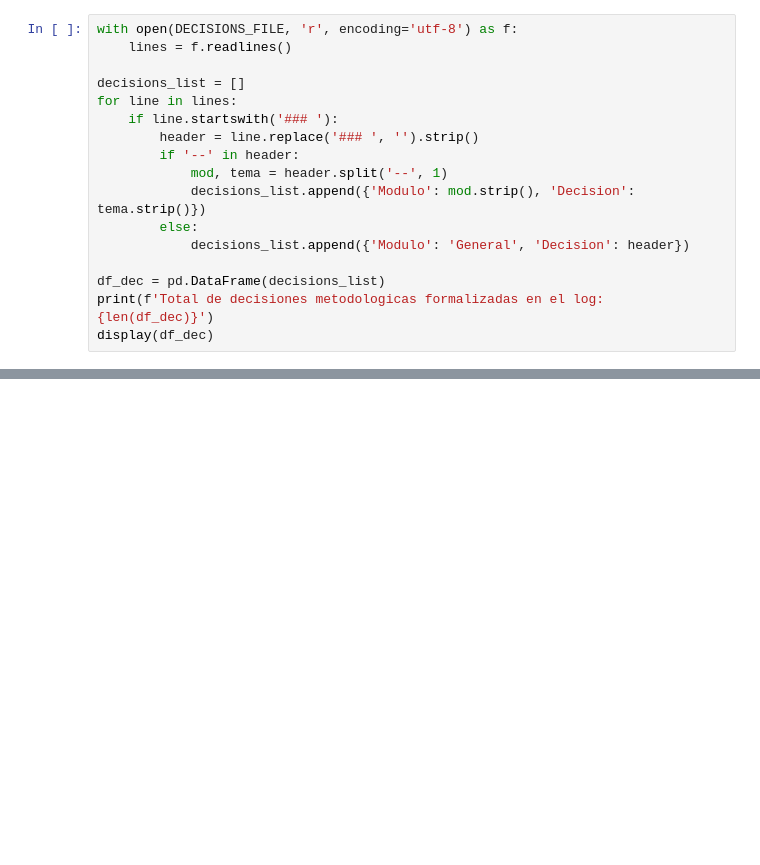
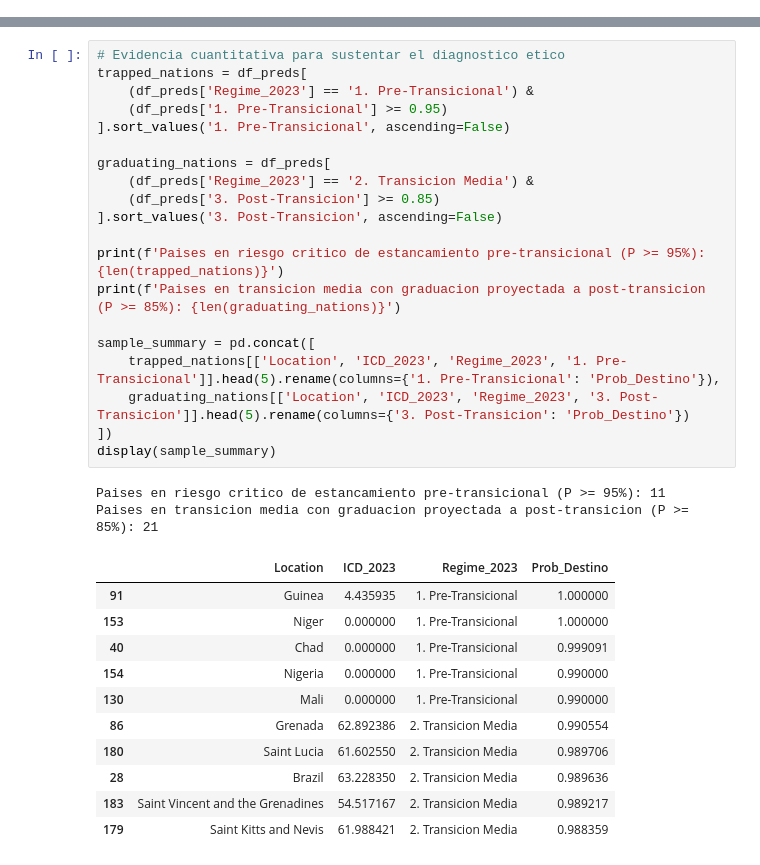
Before and after one commit to kevgonz-jpg/ASA-DataQuest, a Jupyter notebook: notebooks/07_ethics_and_report.ipynb, the cells around one changed output, grey strips where cells are left out. Cells and saved outputs as stored; diff of their text form; blank space fills up the shorter version.

```diff
--- a/notebooks/07_ethics_and_report.ipynb
+++ b/notebooks/07_ethics_and_report.ipynb
@@ -109,17 +125,0 @@ Se lee programaticamente el archivo `decisions/decision_log.md` para extraer y s
-# %%
-with open(DECISIONS_FILE, 'r', encoding='utf-8') as f:
-    lines = f.readlines()
-
-decisions_list = []
-for line in lines:
-    if line.startswith('### '):
-        header = line.replace('### ', '').strip()
-        if '--' in header:
-            mod, tema = header.split('--', 1)
-            decisions_list.append({'Modulo': mod.strip(), 'Decision': tema.strip()})
-        else:
-            decisions_list.append({'Modulo': 'General', 'Decision': header})
-
-df_dec = pd.DataFrame(decisions_list)
-print(f'Total de decisiones metodologicas formalizadas en el log: {len(df_dec)}')
-display(df_dec)
@@ -144,0 +190,34 @@ Total de decisiones metodologicas formalizadas en el log: 18
+# %%
+# Evidencia cuantitativa para sustentar el diagnostico etico
+trapped_nations = df_preds[
+    (df_preds['Regime_2023'] == '1. Pre-Transicional') &
+    (df_preds['1. Pre-Transicional'] >= 0.95)
+].sort_values('1. Pre-Transicional', ascending=False)
+
+graduating_nations = df_preds[
+    (df_preds['Regime_2023'] == '2. Transicion Media') &
+    (df_preds['3. Post-Transicion'] >= 0.85)
+].sort_values('3. Post-Transicion', ascending=False)
+
+print(f'Paises en riesgo critico de estancamiento pre-transicional (P >= 95%): {len(trapped_nations)}')
+print(f'Paises en transicion media con graduacion proyectada a post-transicion (P >= 85%): {len(graduating_nations)}')
+
+sample_summary = pd.concat([
+    trapped_nations[['Location', 'ICD_2023', 'Regime_2023', '1. Pre-Transicional']].head(5).rename(columns={'1. Pre-Transicional': 'Prob_Destino'}),
+    graduating_nations[['Location', 'ICD_2023', 'Regime_2023', '3. Post-Transicion']].head(5).rename(columns={'3. Post-Transicion': 'Prob_Destino'})
+])
+display(sample_summary)
+# %% [output]
+Paises en riesgo critico de estancamiento pre-transicional (P >= 95%): 11
+Paises en transicion media con graduacion proyectada a post-transicion (P >= 85%): 21
+|  | Location | ICD_2023 | Regime_2023 | Prob_Destino |
+| 91 | Guinea | 4.435935 | 1. Pre-Transicional | 1.000000 |
+| 153 | Niger | 0.000000 | 1. Pre-Transicional | 1.000000 |
+| 40 | Chad | 0.000000 | 1. Pre-Transicional | 0.999091 |
+| 154 | Nigeria | 0.000000 | 1. Pre-Transicional | 0.990000 |
+| 130 | Mali | 0.000000 | 1. Pre-Transicional | 0.990000 |
+| 86 | Grenada | 62.892386 | 2. Transicion Media | 0.990554 |
+| 180 | Saint Lucia | 61.602550 | 2. Transicion Media | 0.989706 |
+| 28 | Brazil | 63.228350 | 2. Transicion Media | 0.989636 |
+| 183 | Saint Vincent and the Grenadines | 54.517167 | 2. Transicion Media | 0.989217 |
+| 179 | Saint Kitts and Nevis | 61.988421 | 2. Transicion Media | 0.988359 |
```
Also changed, not shown: parts of 22 cells of this notebook, 4 other files.
